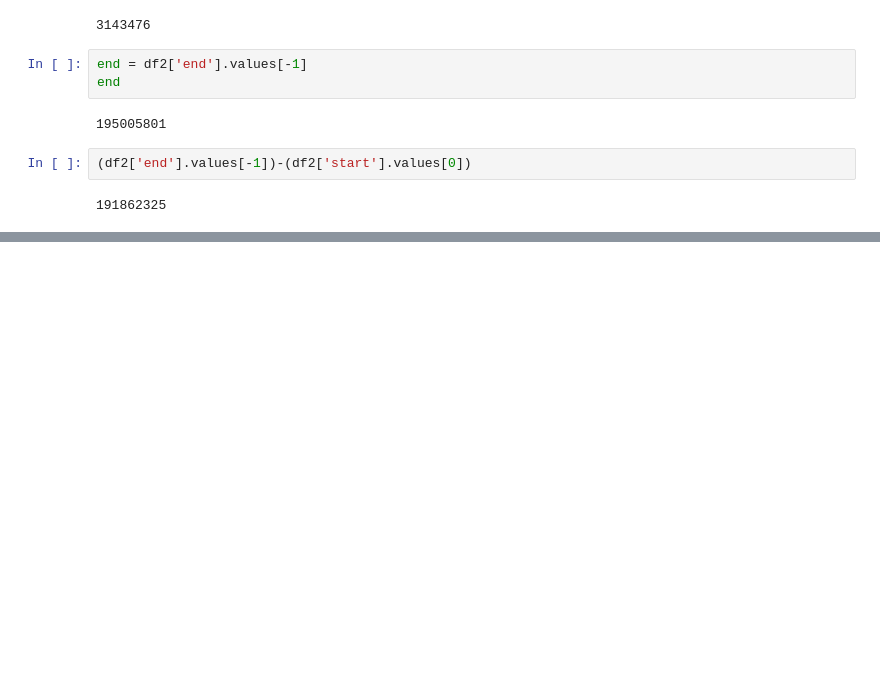
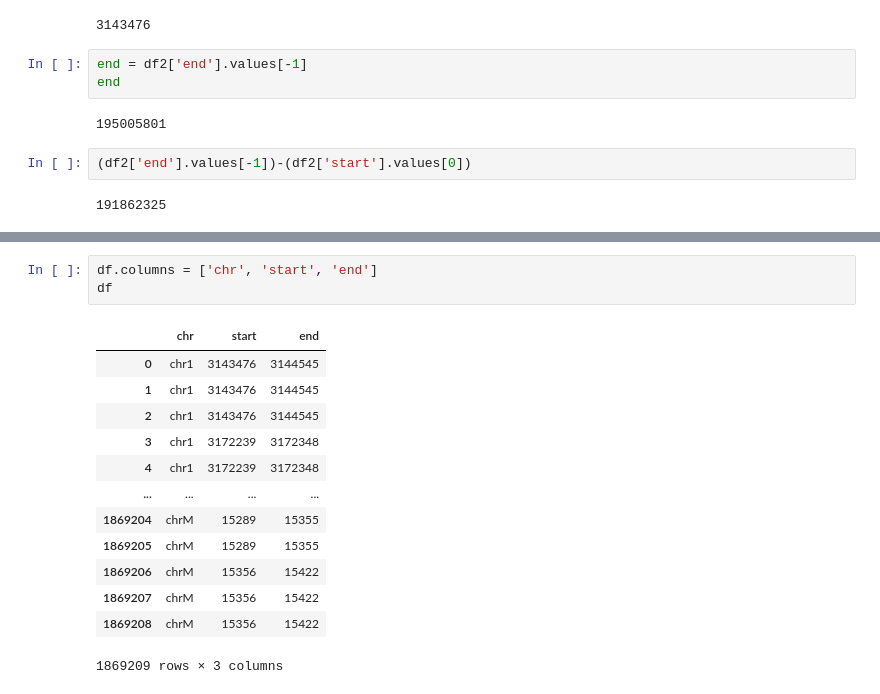
Before and after one commit to mervebduman/GRCm39, a Jupyter notebook: data_exploration.ipynb, the cells around one changed output, grey strips where cells are left out. Saved outputs shown, nothing was run; the diff lists cells and outputs as text; blank space fills up the shorter version.

```diff
--- a/data_exploration.ipynb
+++ b/data_exploration.ipynb
@@ -146,0 +159,17 @@ end
+# %%
+df.columns = ['chr', 'start', 'end']
+df
+# %% [output]
+|  | chr | start | end |
+| 0 | chr1 | 3143476 | 3144545 |
+| 1 | chr1 | 3143476 | 3144545 |
+| 2 | chr1 | 3143476 | 3144545 |
+| 3 | chr1 | 3172239 | 3172348 |
+| 4 | chr1 | 3172239 | 3172348 |
+| ... | ... | ... | ... |
+| 1869204 | chrM | 15289 | 15355 |
+| 1869205 | chrM | 15289 | 15355 |
+| 1869206 | chrM | 15356 | 15422 |
+| 1869207 | chrM | 15356 | 15422 |
+| 1869208 | chrM | 15356 | 15422 |
+1869209 rows × 3 columns
```
Also changed, not shown: parts of 10 cells of this notebook.
